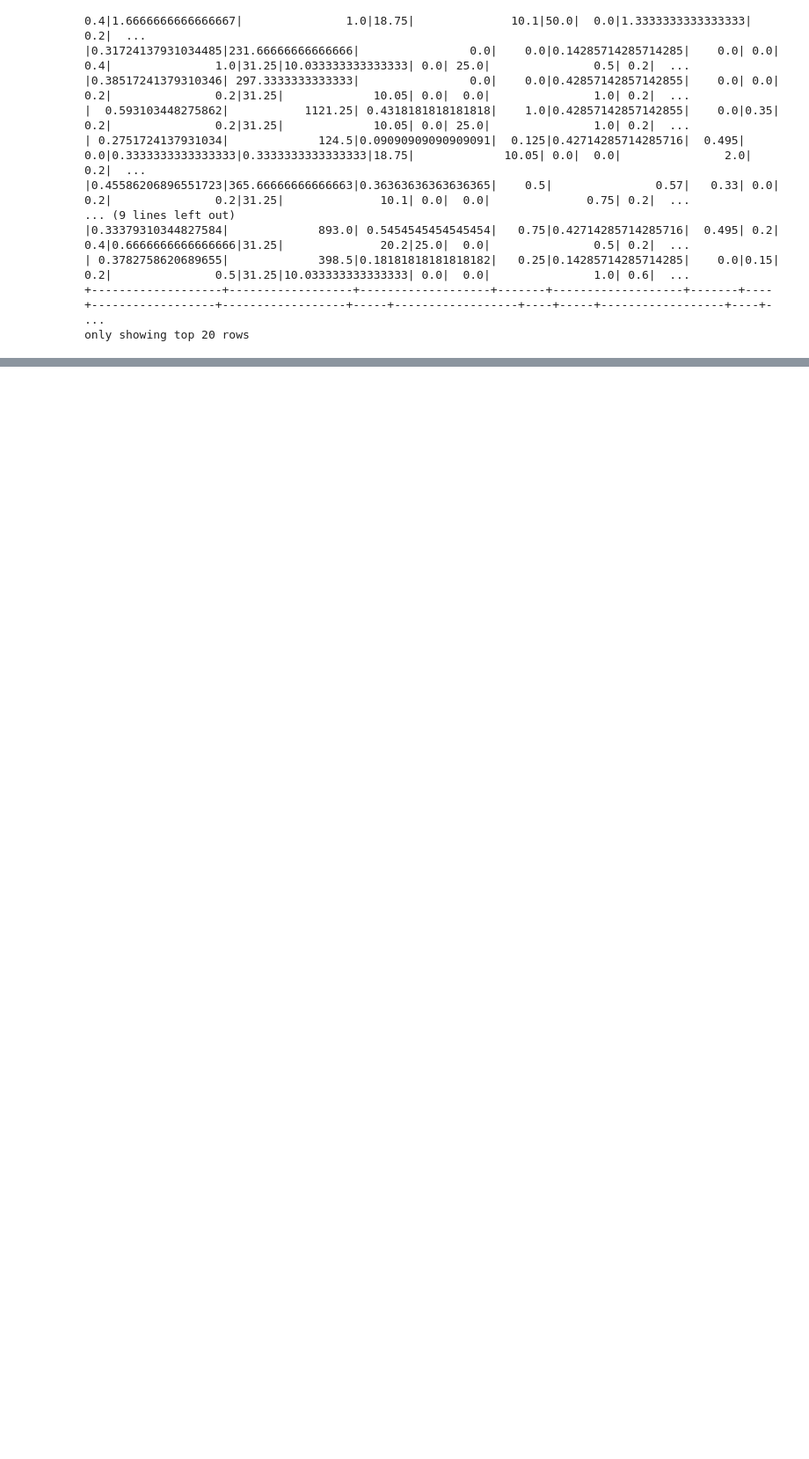
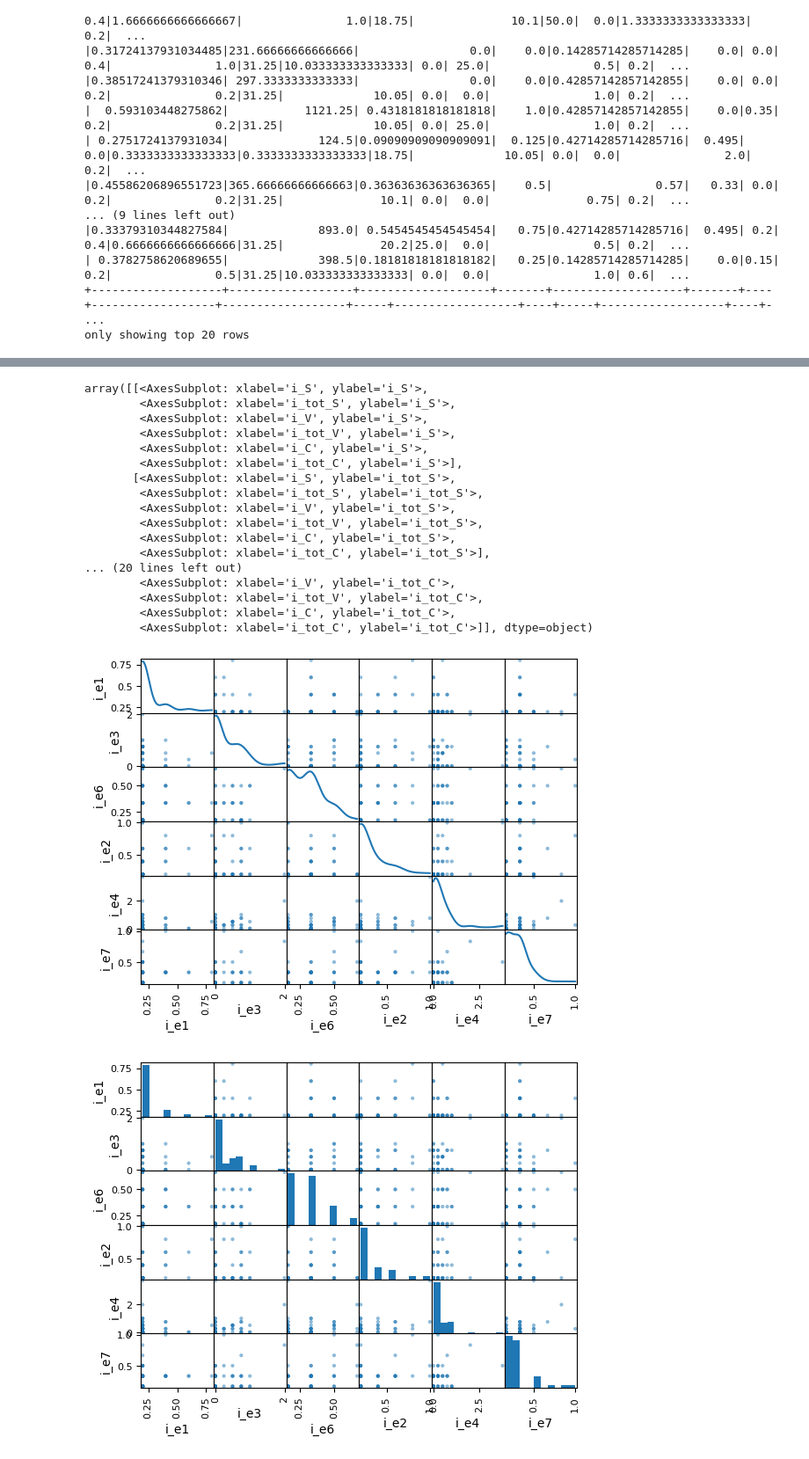
Before and after one commit to pierfrancescomartinello/BigDataProject, a Jupyter notebook: src/test.ipynb, the cells around one changed output, grey strips where cells are left out. Shown at 88% size. Saved outputs shown, nothing was run; the diff lists cells and outputs as text; code cells hidden in the pictures; blank space fills up the shorter version.

```diff
--- a/src/test.ipynb
+++ b/src/test.ipynb
@@ -464,0 +487,42 @@ rows = transformed.collect()
+# %%
+from pandas.plotting import scatter_matrix
+
+# df_features.plot.scatter('i_S', 'i_tot_S', alpha=0.2)
+# df_features.plot.scatter('i_C', 'i_tot_C', alpha=0.2)
+# df_features.plot.scatter('i_V', 'i_tot_V', alpha=0.2)
+# df_features.plot.scatter('i_e8', 'i_e3', alpha=0.2)
+# df_features.plot.scatter('i_e7', 'i_e6', alpha=0.2)
+# df_features.plot.scatter('i_e9', 'i_e8', alpha=0.2)
+
+#    casa  i_e_1, i_e_3, i_e_6
+#  lavoro  i_e_2, i_e_4, i_e_7
+
+
+scatter_matrix(df_features[['i_e1', 'i_e3', 'i_e6', 'i_e2', 'i_e4', 'i_e7']], diagonal='kde')
+scatter_matrix(df_features[['i_e1', 'i_e3', 'i_e6', 'i_e2', 'i_e4', 'i_e7']], diagonal='hist')
+
+scatter_matrix(df_features[['i_e8', 'i_e9', 'i_e10', 'i_e11']], diagonal='kde')
+scatter_matrix(df_features[['i_e8', 'i_e9', 'i_e10', 'i_e11']], diagonal='hist')
+
+scatter_matrix(df_features[['i_S', 'i_tot_S', 'i_V', 'i_tot_V', 'i_C', 'i_tot_C']], diagonal='kde')
+scatter_matrix(df_features[['i_S', 'i_tot_S', 'i_V', 'i_tot_V', 'i_C', 'i_tot_C']], diagonal='hist')
+# %% [output]
+array([[<AxesSubplot: xlabel='i_S', ylabel='i_S'>,
+        <AxesSubplot: xlabel='i_tot_S', ylabel='i_S'>,
+        <AxesSubplot: xlabel='i_V', ylabel='i_S'>,
+        <AxesSubplot: xlabel='i_tot_V', ylabel='i_S'>,
+        <AxesSubplot: xlabel='i_C', ylabel='i_S'>,
+        <AxesSubplot: xlabel='i_tot_C', ylabel='i_S'>],
+       [<AxesSubplot: xlabel='i_S', ylabel='i_tot_S'>,
+        <AxesSubplot: xlabel='i_tot_S', ylabel='i_tot_S'>,
+        <AxesSubplot: xlabel='i_V', ylabel='i_tot_S'>,
+        <AxesSubplot: xlabel='i_tot_V', ylabel='i_tot_S'>,
+        <AxesSubplot: xlabel='i_C', ylabel='i_tot_S'>,
+        <AxesSubplot: xlabel='i_tot_C', ylabel='i_tot_S'>],
+... (20 lines left out)
+        <AxesSubplot: xlabel='i_V', ylabel='i_tot_C'>,
+        <AxesSubplot: xlabel='i_tot_V', ylabel='i_tot_C'>,
+        <AxesSubplot: xlabel='i_C', ylabel='i_tot_C'>,
+        <AxesSubplot: xlabel='i_tot_C', ylabel='i_tot_C'>]], dtype=object)
+[figure, added]
+[figure, added]
```
Also changed, not shown: parts of 9 cells of this notebook.
